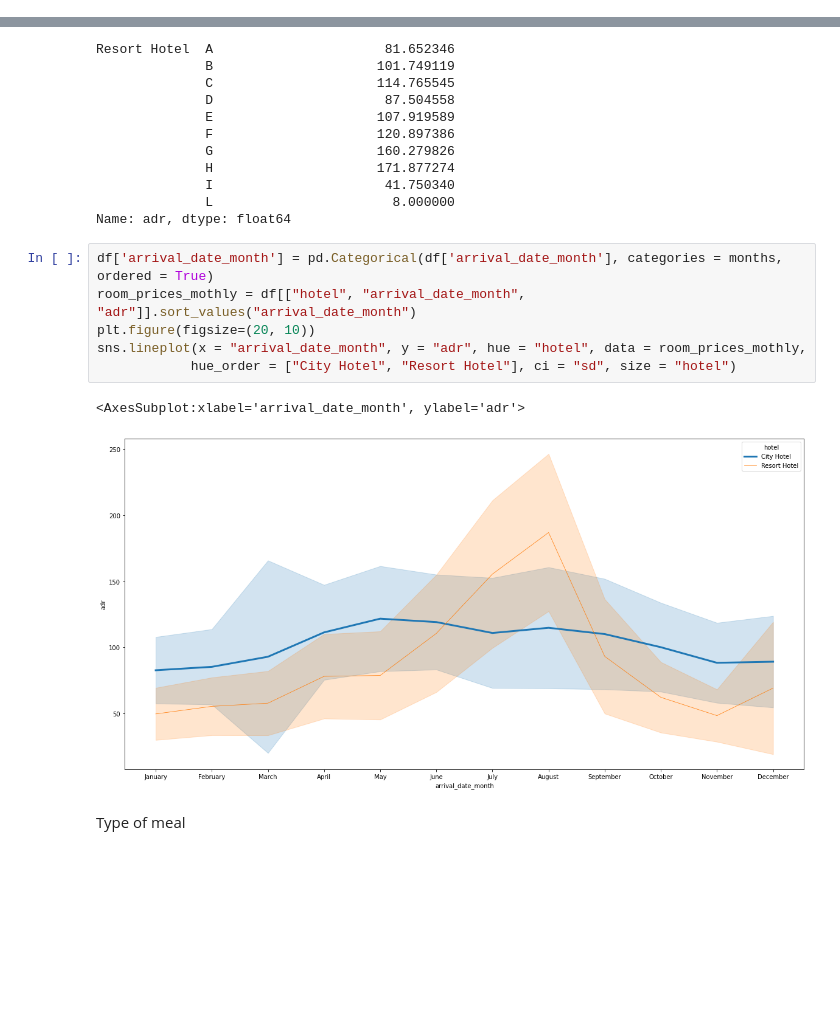
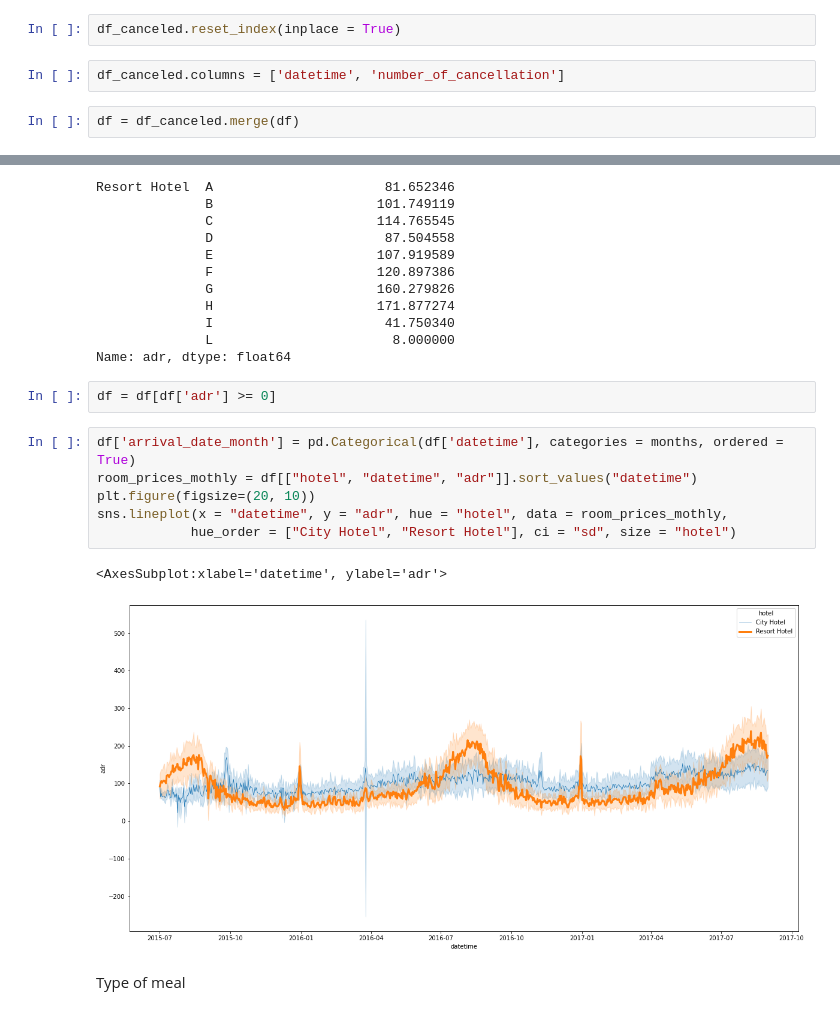
Before and after one commit to lucatesta-code/Hotel_Booking_Demand_ML, a Jupyter notebook: Project.ipynb, the cells around one changed output, grey strips where cells are left out. Drawn from its saved outputs; the diff is of its cells as text; blank space fills up the shorter version.

```diff
--- a/Project.ipynb
+++ b/Project.ipynb
@@ -305,3 +326,9 @@ sns.heatmap(df.corr(),
+# %%
+df_canceled.reset_index(inplace = True)
+# %%
+df_canceled.columns = ['datetime', 'number_of_cancellation']
+# %%
+df = df_canceled.merge(df)
 # %% [markdown]
 <p> Total number of people in family </p>
 # %%
@@ -447,15 +468,17 @@ Resort Hotel  A                      81.652346
               I                      41.750340
               L                       8.000000
 Name: adr, dtype: float64
+# %%
+df = df[df['adr'] >= 0]
 # %%
-df['arrival_date_month'] = pd.Categorical(df['arrival_date_month'], categories = months, ordered = True)
-room_prices_mothly = df[["hotel", "arrival_date_month", "adr"]].sort_values("arrival_date_month")
+df['arrival_date_month'] = pd.Categorical(df['datetime'], categories = months, ordered = True)
+room_prices_mothly = df[["hotel", "datetime", "adr"]].sort_values("datetime")
 plt.figure(figsize=(20, 10))
-sns.lineplot(x = "arrival_date_month", y = "adr", hue = "hotel", data = room_prices_mothly,
+sns.lineplot(x = "datetime", y = "adr", hue = "hotel", data = room_prices_mothly,
             hue_order = ["City Hotel", "Resort Hotel"], ci = "sd", size = "hotel")
 # %% [output]
-<AxesSubplot:xlabel='arrival_date_month', ylabel='adr'>
+<AxesSubplot:xlabel='datetime', ylabel='adr'>
-[figure, old version]
+[figure, new version]
 # %% [markdown]
 <p> Type of meal </p>
 # %%
```
Also changed, not shown: parts of 43 cells of this notebook, 1 other file.
